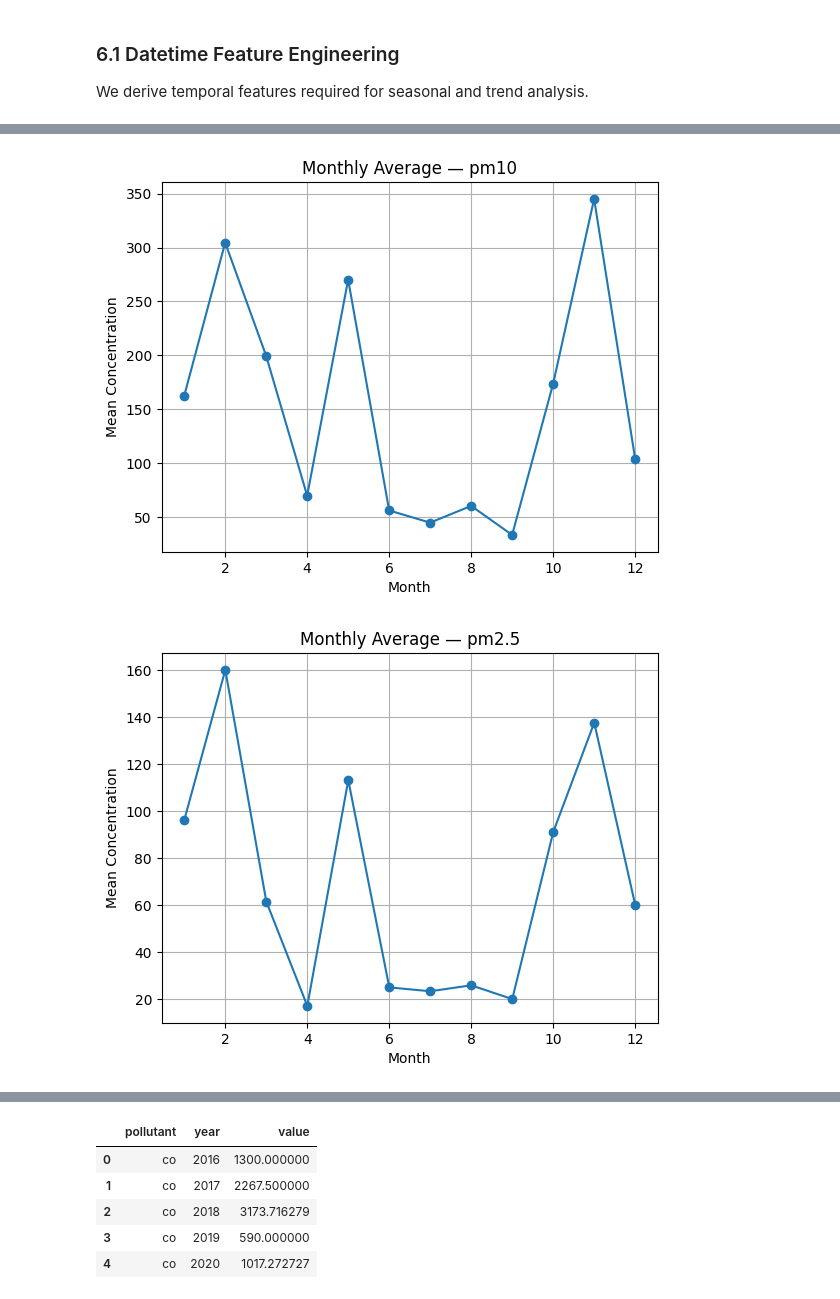
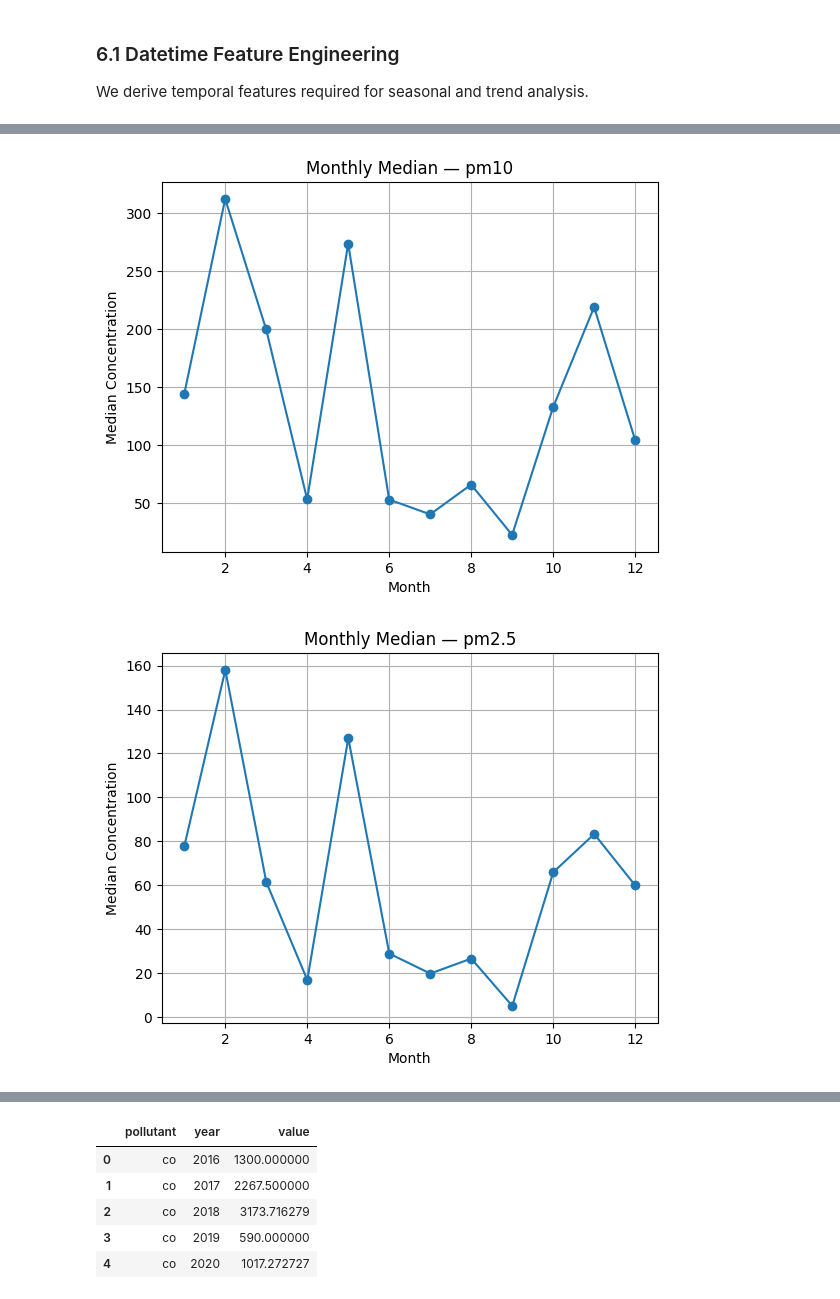
Before and after one commit to Comrade-1729/EDA_MLOPS-Portfolio, a Jupyter notebook: notebooks/01_climate_environment_eda.ipynb, the cells around one changed output, grey strips where cells are left out. Saved outputs shown, nothing was run; the diff lists cells and outputs as text; code cells hidden in the pictures.

```diff
--- a/notebooks/01_climate_environment_eda.ipynb
+++ b/notebooks/01_climate_environment_eda.ipynb
@@ -1309,9 +843,3 @@ top_max_hotspots_per_pollutant
 | 2020 | so2 | pimpleshwar mandir, thane - mpcb | 73.33 |
 | 1975 | so2 | mit-daudpur kothi, muzaffarpur - ... | 70.40 |
 | 1859 | so2 | dm college of science, imphal - m... | 65.67 |
-# %%
-pollutant = 'pm2.5'
-
-pollutant_max_hotspots[
-    pollutant_max_hotspots['pollutant'] == pollutant
-].head(10)
@@ -1593,19 +855,3 @@ monitoring locations with the highest recorded concentration values.
 
 Each plot is generated **separately per pollutant** to avoid unit mismatch
 and to preserve scientific validity.
-# %%
-import matplotlib.pyplot as plt
-
-TOP_N = 5
-
-for pollutant in top_acute_hotspots['pollutant'].unique():
-    subset = top_acute_hotspots[
-        top_acute_hotspots['pollutant'] == pollutant
-    ].sort_values('value')
-
-    plt.figure(figsize=(8, 4))
-    plt.barh(subset['location'], subset['value'])
-    plt.xlabel(f"Concentration ({subset['unit'].iloc[0]})")
-    plt.title(f"Top {TOP_N} Acute Hotspots — {pollutant}")
-    plt.tight_layout()
-    plt.show()
@@ -1673,13 +888,11 @@ This phase goes beyond EDA and focuses on **interpretive temporal behavior**.
 
 We derive temporal features required for seasonal and trend analysis.
 # %%
-df['last_updated'] = pd.to_datetime(df['last_updated'], errors='coerce')
-
 df['year'] = df['last_updated'].dt.year
 df['month'] = df['last_updated'].dt.month
 df['hour'] = df['last_updated'].dt.hour
 df['weekday'] = df['last_updated'].dt.day_name()
 df['is_weekend'] = df['last_updated'].dt.weekday >= 5
 
-df[['last_updated', 'year', 'month', 'hour', 'weekday', 'is_weekend']].head()
+df[['last_updated', 'year', 'month', 'weekday', 'is_weekend']].head()
 # %% [output]
@@ -1692,7 +905,6 @@ df[['last_updated', 'year', 'month', 'hour', 'weekday', 'is_weekend']].head()
 # %%
 monthly_avg = (
-    df.groupby(['pollutant', 'month'], as_index=False)['value']
-      .mean()
+    df.groupby(['pollutant', 'month'])['value']
+      .median()
+      .reset_index()
 )
-
-monthly_avg.head()
@@ -1706,14 +911,12 @@ monthly_avg.head()
 # %%
-import matplotlib.pyplot as plt
-
 for pollutant in monthly_avg['pollutant'].unique():
     subset = monthly_avg[monthly_avg['pollutant'] == pollutant]
 
     plt.figure()
     plt.plot(subset['month'], subset['value'], marker='o')
-    plt.title(f'Monthly Average — {pollutant}')
+    plt.title(f'Monthly Median — {pollutant}')
     plt.xlabel('Month')
-    plt.ylabel('Mean Concentration')
+    plt.ylabel('Median Concentration')
     plt.grid(True)
     plt.show()
 # %% [output]
@@ -1723,2 +926,2 @@ for pollutant in monthly_avg['pollutant'].unique():
-[figure, old version]
+[figure, new version]
-[figure, old version]
+[figure, new version]
```
Also changed, not shown: parts of 138 cells of this notebook, 1 other file.
